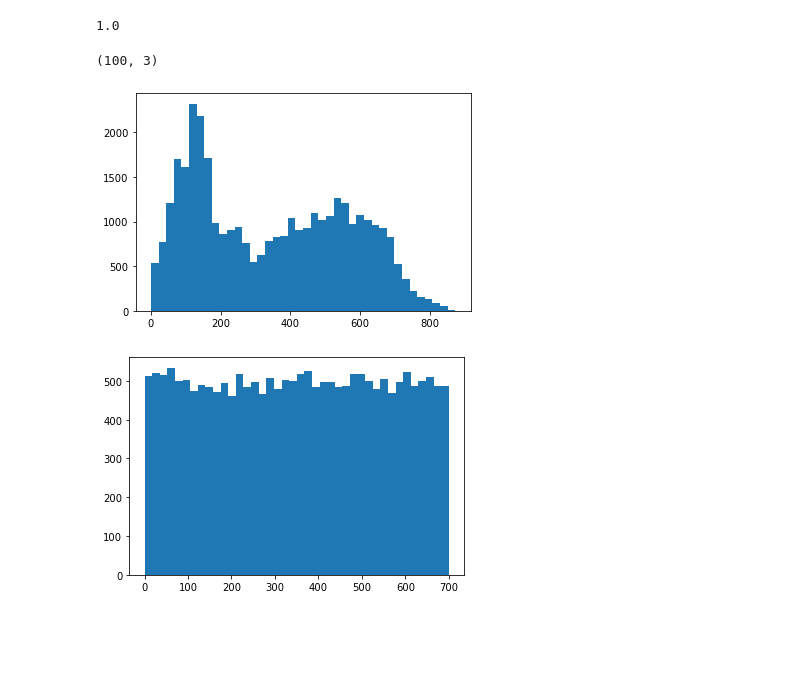
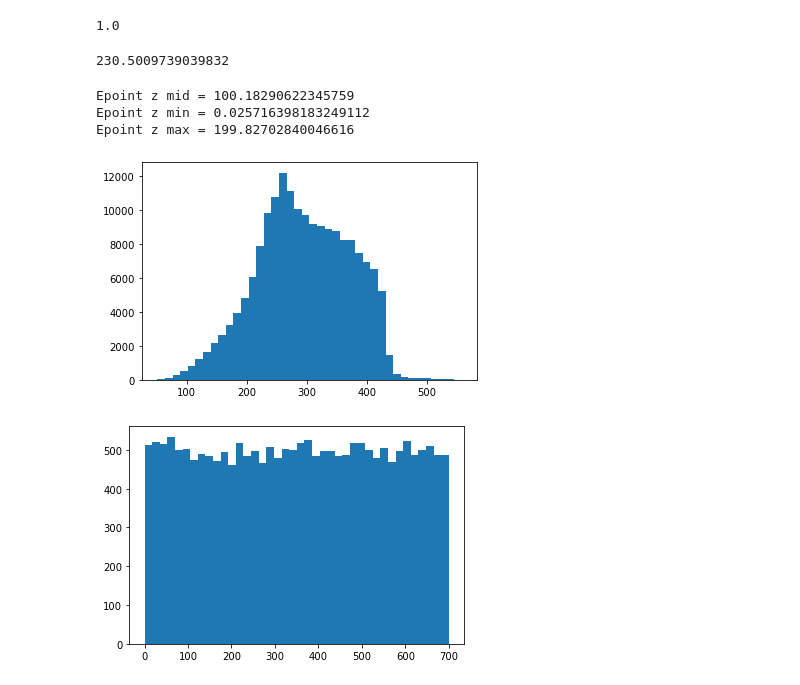
Before and after one commit to CNS-OIST/pycabnn, a Jupyter notebook: notebooks/RunMLIwithNeuron.ipynb, the cells around one changed output. Saved outputs shown, nothing was run; the diff lists cells and outputs as text; code cells hidden in the pictures; blank space fills up the shorter version.

Commit message:
WIP MLI dend bug

```diff
--- a/notebooks/RunMLIwithNeuron.ipynb
+++ b/notebooks/RunMLIwithNeuron.ipynb
@@ -66,17 +68,21 @@ mlipop = pop.MLI_pop(h)
 # %%
 mlipop.load_somata(somas)
 # %%
-somas=somas[0:100]
+somas=somas[0:500]
-# %%
-somas.shape
-# %% [output]
-(100, 3)
+# %%
+somas[:,2].min()
+# %% [output]
+230.5009739039832
 # %%
-DendPointAllAll100s, dendpt_ids_all100s, segs100s = mlipop.gen_dendrite(somas)
+DendPointAllAll100s, dendpt_ids_all100s, segs100s, endpts = mlipop.gen_dendrite(somas)
+# %% [output]
+Epoint z mid = 100.18290622345759
+Epoint z min = 0.025716398183249112
+Epoint z max = 199.82702840046616
 # %%
-plt.hist(DendPointAllAll100s[:,1],40);
+plt.hist(DendPointAllAll100s[:,2],40);
 # %% [output]
-[figure, old version]
+[figure, new version]
 # %%
 DendPointAllAll19885, dendpt_ids_all19885, segs19885 = mlipop.gen_dendrite(somas)
 # %%
```
Also changed, not shown: parts of 2 cells of this notebook, 2 other files.
